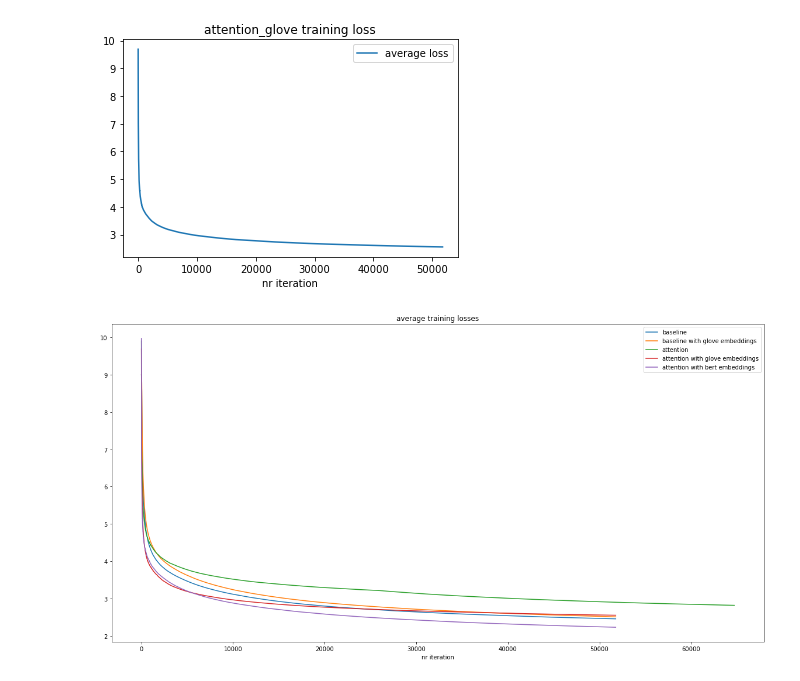
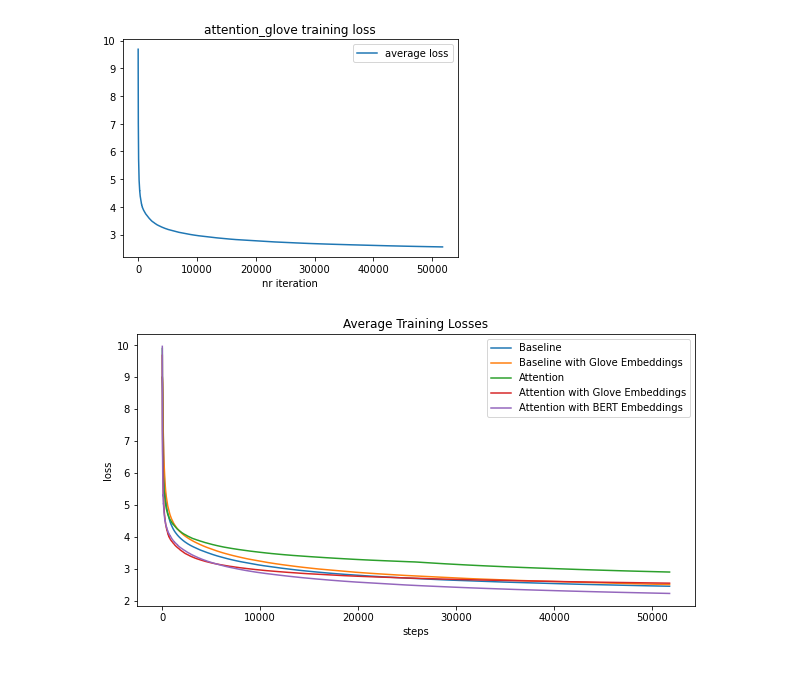
Before and after one commit to SarahAlkhateeb/Image-Captioning-with-Different-Decoders, a Jupyter notebook: plots.ipynb, the cells around one changed output. Saved outputs shown, nothing was run; the diff lists cells and outputs as text; code cells hidden in the pictures.

Commit message:
fixing plot

```diff
--- a/plots.ipynb
+++ b/plots.ipynb
@@ -48,7 +48,9 @@ create_losses_plot('baseline with glove embeddings training loss',glove_baseline
 # %%
 #plot attention loss
 basic_att_chkpt = torch.load('checkpoints/basic_att_3.pth.tar', map_location=str(device))
-basic_att_losses = avg_losses(basic_att_chkpt['metrics']['epoch_losses'])
+basic_att_losses = avg_losses(basic_att_chkpt['metrics']['epoch_losses'])[:51768]
+
+
 
 create_losses_plot('attention training loss',basic_att_losses)
 # %% [output]
@@ -73,19 +76,20 @@ create_losses_plot('attention_glove training loss',glove_att_losses)
 [figure]
 # %%
 #plot all losses in one figure
-plt.figure(figsize=(20,10))
-plt.plot(baseline_losses, label='baseline')
-plt.plot(glove_baseline_losses, label='baseline with glove embeddings')
-plt.plot(basic_att_losses, label='attention')
-plt.plot(glove_att_losses, label='attention with glove embeddings')
-plt.plot(bert_losses, label='attention with bert embeddings')
+plt.figure(figsize=(10,5))
+plt.plot(baseline_losses, label='Baseline')
+plt.plot(glove_baseline_losses, label='Baseline with Glove Embeddings')
+plt.plot(basic_att_losses, label='Attention')
+plt.plot(glove_att_losses, label='Attention with Glove Embeddings')
+plt.plot(bert_losses, label='Attention with BERT Embeddings')
 
 
 
-plt.xlabel("nr iteration")
+plt.xlabel("steps")
+plt.ylabel("loss")
 plt.legend(loc='upper right')
-plt.title('average training losses')
+plt.title('Average Training Losses')
 
 plt.show()
 # %% [output]
-[figure, old version]
+[figure, new version]
```
Also changed, not shown: parts of 2 cells of this notebook.
